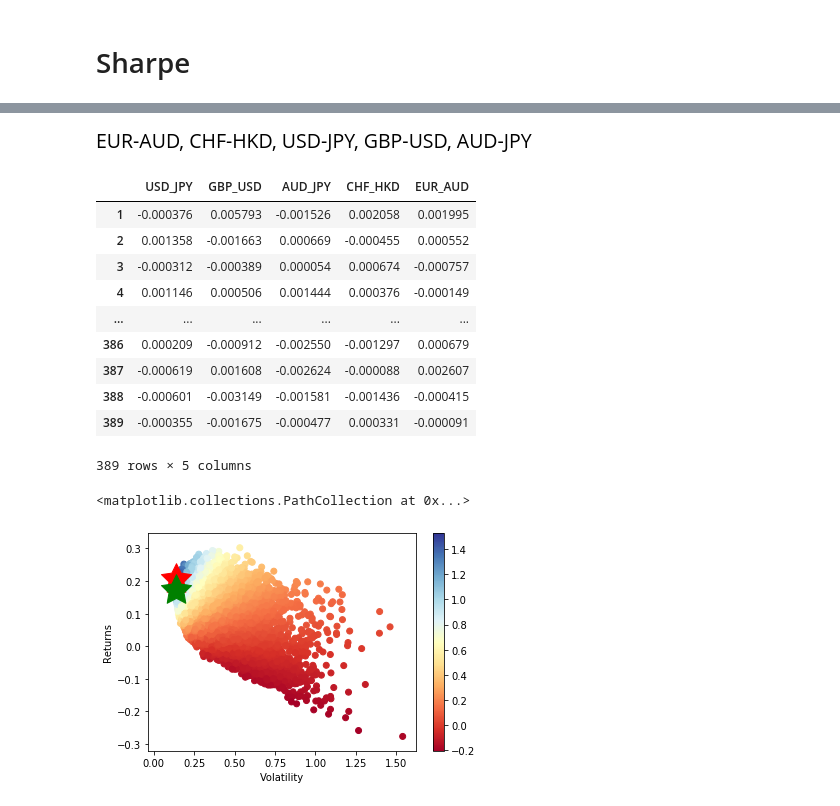
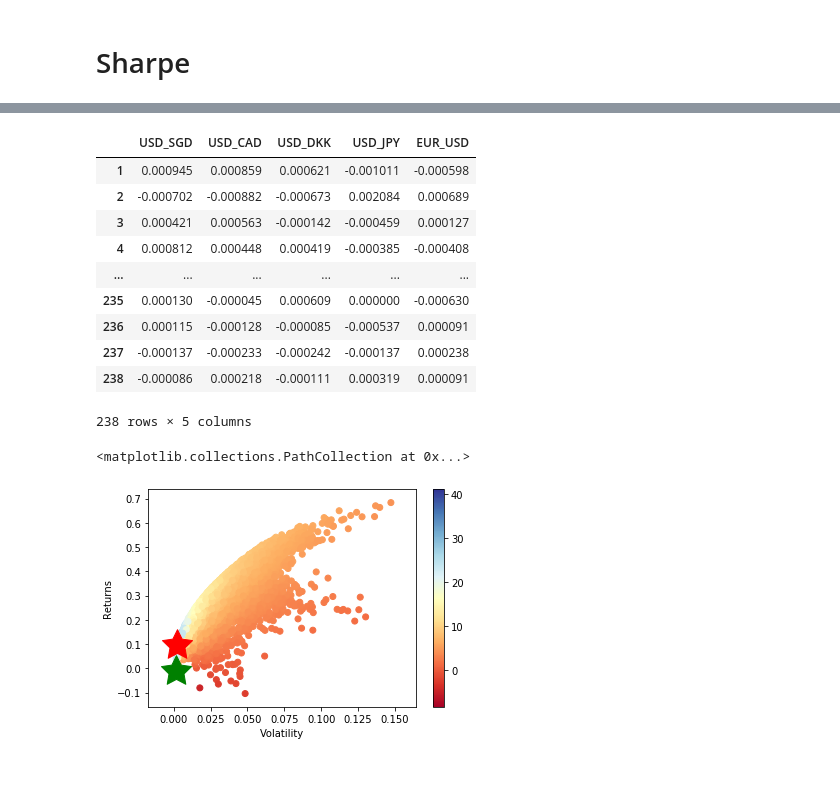
Before and after one commit to violetarcia/LAB_01_KVGH, a Jupyter notebook: LAB_1.ipynb, the cells around one changed output, grey strips where cells are left out. Drawn from its saved outputs; the diff is of its cells as text; code cells hidden in the pictures; blank space fills up the shorter version.

```diff
--- a/LAB_1.ipynb
+++ b/LAB_1.ipynb
@@ -42,23 +42,26 @@ pd.set_option('display.max_rows', 8)
 '''
 def Divisa(ins):
     OA_Ak = '800f1b3f91d7cb0a713c532e17823f6d-f9acd6a21490f97aef649dfd8e723435'
-    OA_Gn = "H4"                                                     # Granularidad
-    fini = pd.to_datetime("2019-11-11 00:00:00").tz_localize('GMT')  # Fecha inicial
+    OA_Gn = "H1"                                                     # Granularidad
+    fini = pd.to_datetime("2020-01-26 00:00:00").tz_localize('GMT')  # Fecha inicial
     ffin = pd.to_datetime("2020-02-09 00:00:00").tz_localize('GMT')  # Fecha final
 
     # Descargar precios masivos
     df = fn.f_precios_masivos(p0_fini=fini, p1_ffin=ffin, p2_gran=OA_Gn, p3_inst=ins, p4_oatk=OA_Ak, p5_ginc=4900)
-    close = df['Close']
+    #close = df['Close']
 
-    return close
+    return df
+
+def Close(df):
+    return df['Close']
 # %%
 # Utilizar la funcion para la lista de divisas de las cuales se requieren los precios de cierre
-data = list(map(Divisa, instrument))
+Data = list(map(Divisa, instrument))
 # %% [markdown]
 # Precios
 # %%
 # Se acomoda la lista en un solo DataFrame
-closes = pd.concat(data, axis = 1)
+closes = pd.DataFrame([Close(Data[i]) for i in range(len(Data))]).transpose()
 closes.columns = instrument
 # %%
 # En el siguiente DF estan los precios de cierre (cada hora) de lo que va del año (2020)
@@ -394,8 +397,6 @@ Name: 1019, dtype: float64
-# %% [markdown]
-<p style = "font-family: Calibri Light; font-size:1.3em;color:black; LINE-HEIGHT:25px"> EUR-AUD, CHF-HKD, USD-JPY, GBP-USD, AUD-JPY</p>
 # %%
-ins = ['USD_JPY', 'GBP_USD', 'AUD_JPY', 'CHF_HKD', 'EUR_AUD']
-new_c = [closes[i] for i in ins ]
+best = list(max_sharpe_port[3:].sort_values()[-5:].index)
+new_c = [closes[i] for i in best ]
 new_c = pd.concat(new_c, axis = 1)
 
 new_r = [Returns(new_c.iloc[:,i]) for i in range(len(new_c.columns))]
@@ -403,37 +404,37 @@ new_r = pd.concat(new_r, axis = 1)
 
 new_r
 # %% [output]
-|  | USD_JPY | GBP_USD | AUD_JPY | CHF_HKD | EUR_AUD |
-| 1 | -0.000376 | 0.005793 | -0.001526 | 0.002058 | 0.001995 |
-| 2 | 0.001358 | -0.001663 | 0.000669 | -0.000455 | 0.000552 |
-| 3 | -0.000312 | -0.000389 | 0.000054 | 0.000674 | -0.000757 |
-| 4 | 0.001146 | 0.000506 | 0.001444 | 0.000376 | -0.000149 |
+|  | USD_SGD | USD_CAD | USD_DKK | USD_JPY | EUR_USD |
+| 1 | 0.000945 | 0.000859 | 0.000621 | -0.001011 | -0.000598 |
+| 2 | -0.000702 | -0.000882 | -0.000673 | 0.002084 | 0.000689 |
+| 3 | 0.000421 | 0.000563 | -0.000142 | -0.000459 | 0.000127 |
+| 4 | 0.000812 | 0.000448 | 0.000419 | -0.000385 | -0.000408 |
 | ... | ... | ... | ... | ... | ... |
-| 386 | 0.000209 | -0.000912 | -0.002550 | -0.001297 | 0.000679 |
-| 387 | -0.000619 | 0.001608 | -0.002624 | -0.000088 | 0.002607 |
-| 388 | -0.000601 | -0.003149 | -0.001581 | -0.001436 | -0.000415 |
-| 389 | -0.000355 | -0.001675 | -0.000477 | 0.000331 | -0.000091 |
+| 235 | 0.000130 | -0.000045 | 0.000609 | 0.000000 | -0.000630 |
+| 236 | 0.000115 | -0.000128 | -0.000085 | -0.000537 | 0.000091 |
+| 237 | -0.000137 | -0.000233 | -0.000242 | -0.000137 | 0.000238 |
+| 238 | -0.000086 | 0.000218 | -0.000111 | 0.000319 | 0.000091 |
-389 rows × 5 columns
+238 rows × 5 columns
 # %%
 data = new_r*30*252
 results = Sharpe(data, num)
-results_frame = pd.DataFrame(results, columns=['ret','stdev','sharpe'] + ins)
+results_frame = pd.DataFrame(results, columns=['ret','stdev','sharpe'] + best)
 max_sharpe_port = results_frame.iloc[results_frame['sharpe'].idxmax()]
 #locate positon of portfolio with minimum standard deviation
 min_vol_port = results_frame.iloc[results_frame['stdev'].idxmin()]
 
 #create scatter plot coloured by Sharpe Ratio
 plt.scatter(results_frame.stdev,results_frame.ret,c=results_frame.sharpe,cmap='RdYlBu')
 plt.xlabel('Volatility')
 plt.ylabel('Returns')
 plt.colorbar()
 #plot red star to highlight position of portfolio with highest Sharpe Ratio
 plt.scatter(max_sharpe_port[1],max_sharpe_port[0],marker=(5,1,0),color='r',s=1000)
 #plot green star to highlight position of minimum variance portfolio
 plt.scatter(min_vol_port[1],min_vol_port[0],marker=(5,1,0),color='g',s=1000)
 # %% [output]
 <matplotlib.collections.PathCollection at 0x...>
-[figure, old version]
+[figure, new version]
 # %%
 max_sharpe_port = results_frame.iloc[results_frame['sharpe'].idxmax()]
 with pd.option_context('display.max_rows', None, 'display.max_columns', None):
```
Also changed, not shown: parts of 26 cells of this notebook.
